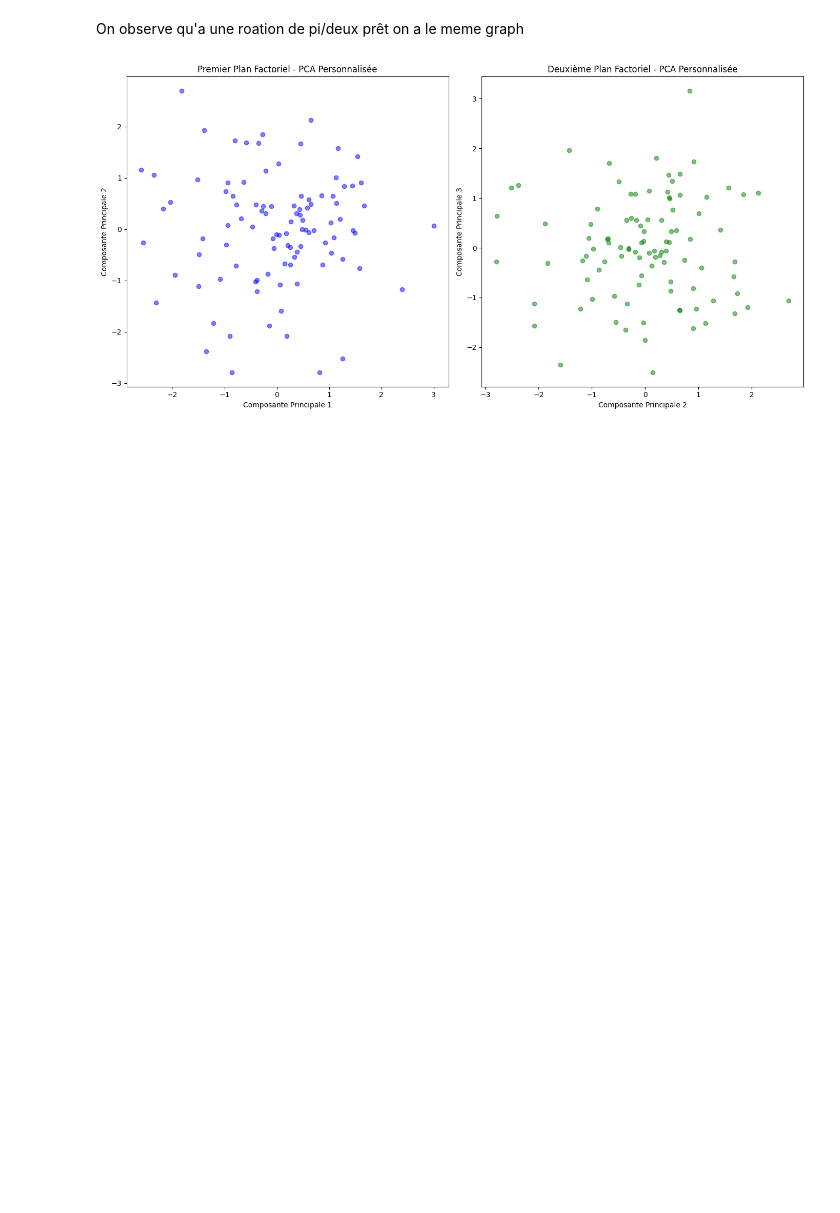
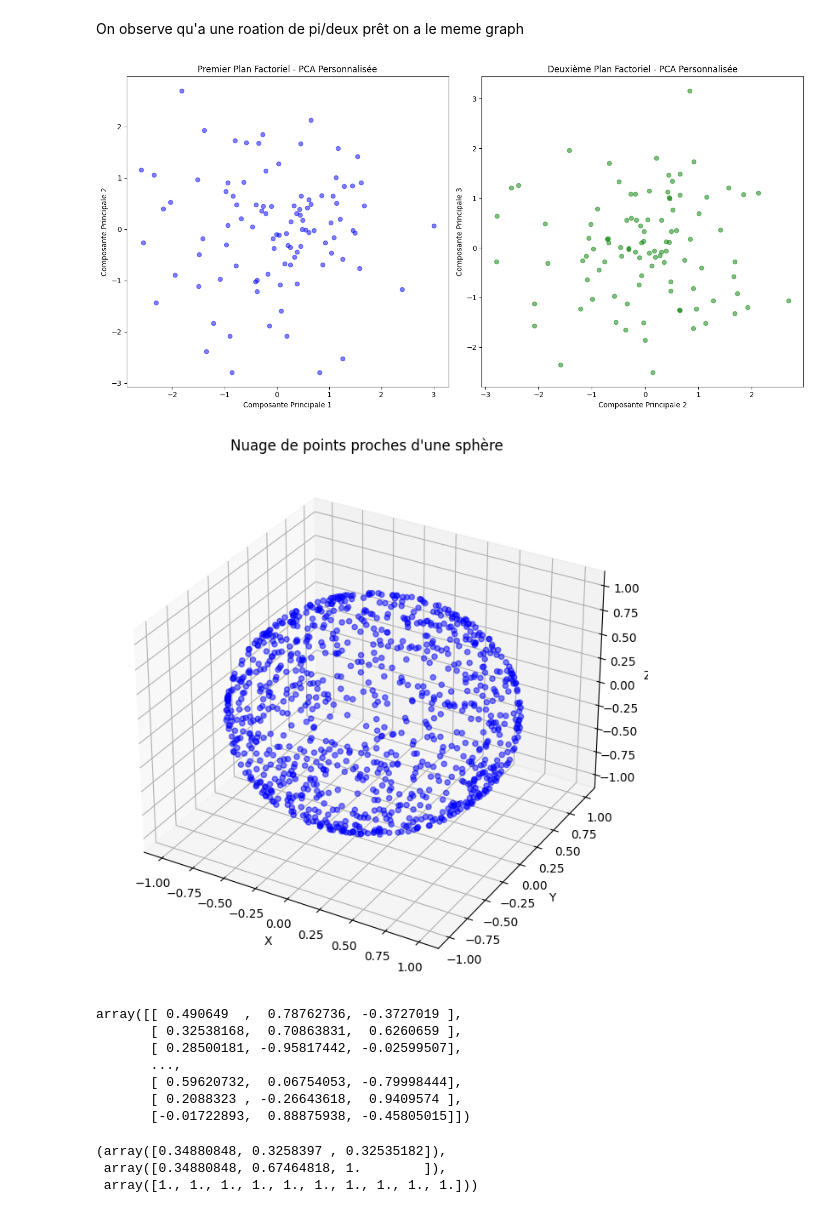
Before and after one commit to malayaan/donnees_environnementales, a Jupyter notebook: td1.2.ipynb, the cells around one changed output. Drawn from its saved outputs; the diff is of its cells as text; code cells hidden in the pictures; blank space fills up the shorter version.

```diff
--- a/td1.2.ipynb
+++ b/td1.2.ipynb
@@ -280,3 +283,65 @@ plt.tight_layout()
 plt.show()
 # %% [output]
 [figure]
+# %%
+#nuage isotrope
+# Taille de l'échantillon
+n = 1000
+
+# Génération des données
+X = np.random.randn(n, 3)
+
+# Normalisation pour obtenir des points proches d'une sphère
+X_normalized = X / np.linalg.norm(X, axis=1)[:, np.newaxis]
+
+# Visualisation du nuage de points
+fig = plt.figure(figsize=(8, 8))
+ax = fig.add_subplot(111, projection='3d')
+ax.scatter(X_normalized[:, 0], X_normalized[:, 1], X_normalized[:, 2], color='blue', alpha=0.5)
+ax.set_title("Nuage de points proches d'une sphère")
+ax.set_xlabel('X')
+ax.set_ylabel('Y')
+ax.set_zlabel('Z')
+plt.show()
+
+# Résultats retournés pour la suite de l'analyse
+X_normalized
+# %% [output]
+[figure, added]
+array([[ 0.490649  ,  0.78762736, -0.3727019 ],
+       [ 0.32538168,  0.70863831,  0.6260659 ],
+       [ 0.28500181, -0.95817442, -0.02599507],
+       ...,
+       [ 0.59620732,  0.06754053, -0.79998444],
+       [ 0.2088323 , -0.26643618,  0.9409574 ],
+       [-0.01722893,  0.88875938, -0.45805015]])
+# %%
+# Application de l'ACP sur les données générées en utilisant la pca personnalisée
+
+
+# Application de l'ACP
+pca_custom = PCA()
+pca_custom.fit(X_normalized)
+
+# Extraction des valeurs propres (eigenvalues) et des vecteurs propres (eigenvectors)
+eigenvalues_custom = pca_custom.eigenvalues
+eigenvectors_custom = pca_custom.eigenvectors
+
+# Calcul de la part de la variance expliquée par chaque composante principale
+variance_explained_custom = eigenvalues_custom / eigenvalues_custom.sum()
+cumulative_variance_custom = np.cumsum(variance_explained_custom)
+
+# Transformation des données centrées
+X_pca_custom = X_normalized @ eigenvectors_custom
+
+# Calcul de la qualité de la projection Qi,k pour chaque individu
+sum_squares_pca_custom = np.sum(X_pca_custom**2, axis=1)
+sum_squares_original_custom = np.sum(X_normalized**2, axis=1)
+Qi_k_custom = sum_squares_pca_custom / sum_squares_original_custom
+
+# Résultats pour l'interprétation
+variance_explained_custom, cumulative_variance_custom, Qi_k_custom[:10]  # Affichage des 10 premières valeurs de Qi,k pour un aperçu
+# %% [output]
+(array([0.34880848, 0.3258397 , 0.32535182]),
+ array([0.34880848, 0.67464818, 1.        ]),
+ array([1., 1., 1., 1., 1., 1., 1., 1., 1., 1.]))
```
Also changed, not shown: parts of 13 cells of this notebook.
